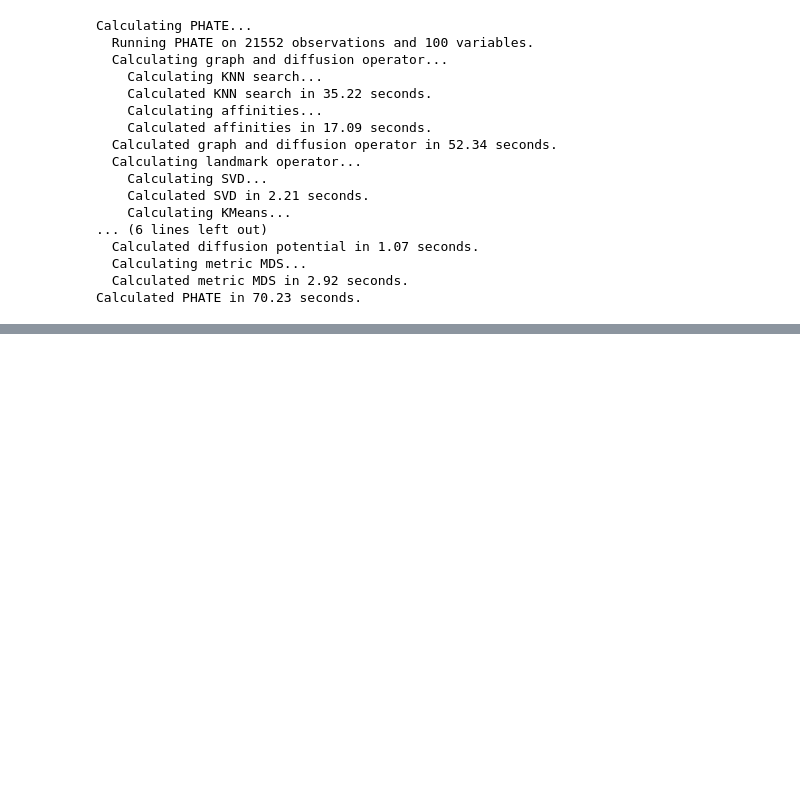
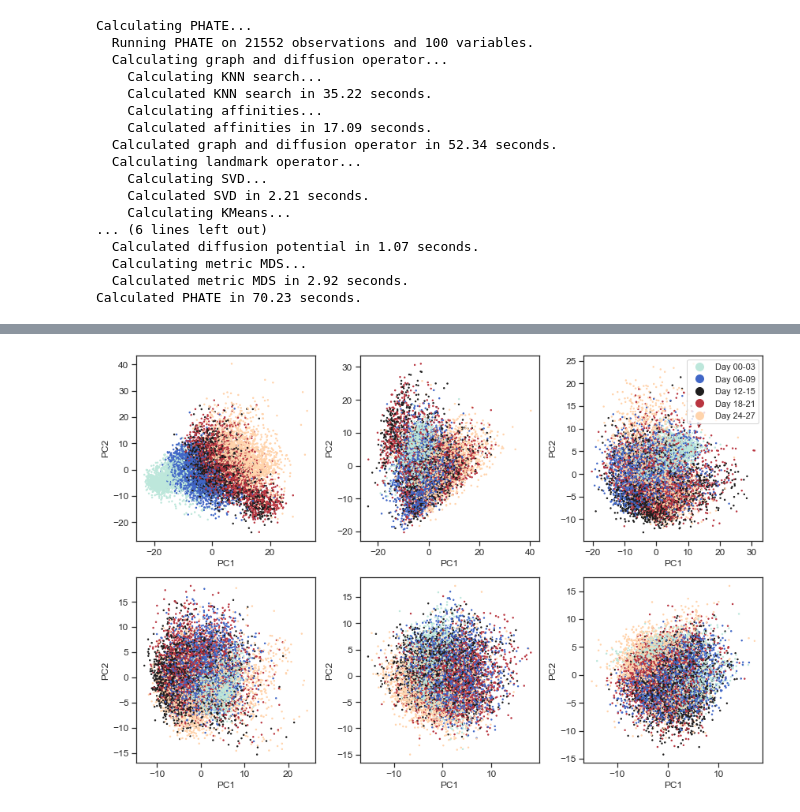
Before and after one commit to anuraglimdi/single-cell-analysis-workshop, a Jupyter notebook: visualizing_datasets.ipynb, the cells around one changed output, grey strips where cells are left out. Cells and saved outputs as stored; diff of their text form; code cells hidden in the pictures; blank space fills up the shorter version.

```diff
--- a/visualizing_datasets.ipynb
+++ b/visualizing_datasets.ipynb
@@ -145,0 +150,21 @@ scprep.plot.scatter2d(data_phate, c=metadata['CELLTYPE'],
+# %%
+datapath2 = '/Users/anuraglimdi/Desktop/Single_cell_workshop/Datasets/'
+# %%
+eb_data = pd.read_pickle(datapath2+'embryoid_body_data.pickle.gz')
+eb_metadata = pd.read_pickle(datapath2+'embryoid_body_metadata.pickle.gz')
+# %%
+eb_data_reduced = scprep.reduce.pca(eb_data, n_components=200, method='dense')
+# %%
+fig, axes = plt.subplots(2,3, figsize=(12,8))
+axes = axes.flatten()
+for i, ax in enumerate(axes):
+    # only plot a legend on one axis
+    legend = True if i == 2 else False
+    # There are a lot of parameters here, you can find the full scatter documentation at
+    # https://scprep.readthedocs.io/en/stable/reference.html#scprep.plot.scatter
+    scprep.plot.scatter(eb_data_reduced.iloc[:,i], eb_data_reduced.iloc[:,i+1], c=eb_metadata['sample_labels'],
+                        cmap='icefire', ax=ax,
+                        label_prefix="PC", legend=legend)
+fig.tight_layout()
+# %% [output]
+[figure, added]
```
Also changed, not shown: parts of 16 cells of this notebook, 1 other file.
